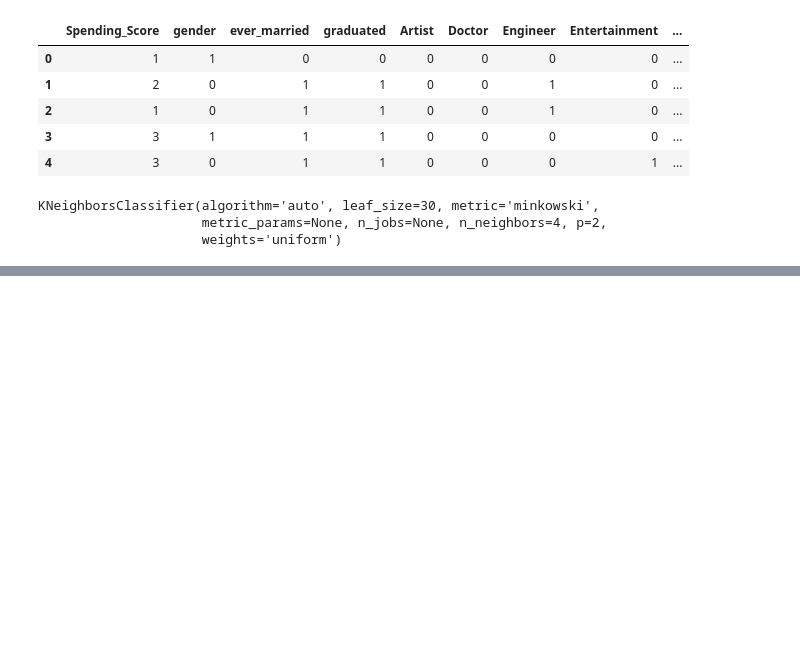
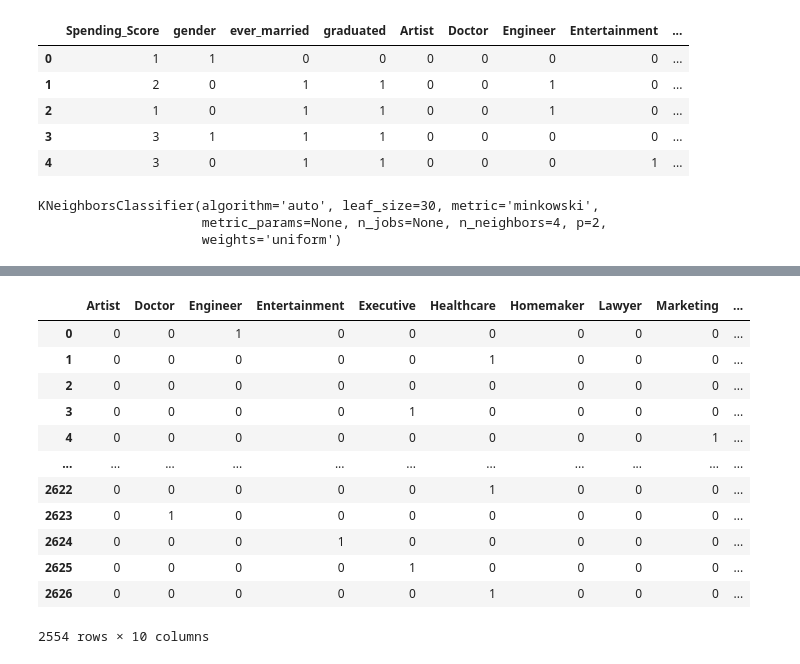
Before and after one commit to RidwanTiamiyu/super-parakeet, a Jupyter notebook: code.ipynb, the cells around one changed output, grey strips where cells are left out. Drawn from its saved outputs; the diff is of its cells as text; code cells hidden in the pictures; blank space fills up the shorter version.

```diff
--- a/code.ipynb
+++ b/code.ipynb
@@ -436,0 +561,12 @@ weighted avg       0.49      0.48      0.48      2017
+# %%
+# Casting the datatypes of selected features to strings
+test['Gender'] = test['Gender'].astype('str')
+test['Ever_Married'] = test['Ever_Married'].astype('str')
+test['Graduated'] = test['Graduated'].astype('str')
+# %%
+# Encoding our variable to enable our model work effectively
+enc = LabelEncoder()
+test['gender'] = enc.fit_transform(test['Gender'])
+test['ever_married'] = enc.fit_transform(test['Ever_Married'])
+test['graduated'] = enc.fit_transform(test['Graduated'])
+test.head()
@@ -436,0 +580,6 @@ weighted avg       0.49      0.48      0.48      2017
+# %%
+test.drop(['Gender', 'Ever_Married', 'Graduated'], axis = 1, inplace = True)
+# %%
+mapping = {'Low': 1, 'Average': 2, 'High': 3}
+test['Spending_Score'] = test['Spending_Score'].map(mapping)
+test.head()
@@ -436,0 +593,18 @@ weighted avg       0.49      0.48      0.48      2017
+# %%
+#Creating dummy variables from profession column
+small_test = pd.get_dummies(test['Profession'])
+small_test
+# %% [output]
+|  | Artist | Doctor | Engineer | Entertainment | Executive | Healthcare | Homemaker | Lawyer | Marketing | ... |
+| 0 | 0 | 0 | 1 | 0 | 0 | 0 | 0 | 0 | 0 | ... |
+| 1 | 0 | 0 | 0 | 0 | 0 | 1 | 0 | 0 | 0 | ... |
+| 2 | 0 | 0 | 0 | 0 | 0 | 0 | 0 | 0 | 0 | ... |
+| 3 | 0 | 0 | 0 | 0 | 1 | 0 | 0 | 0 | 0 | ... |
+| 4 | 0 | 0 | 0 | 0 | 0 | 0 | 0 | 0 | 1 | ... |
+| ... | ... | ... | ... | ... | ... | ... | ... | ... | ... | ... |
+| 2622 | 0 | 0 | 0 | 0 | 0 | 1 | 0 | 0 | 0 | ... |
+| 2623 | 0 | 1 | 0 | 0 | 0 | 0 | 0 | 0 | 0 | ... |
+| 2624 | 0 | 0 | 0 | 1 | 0 | 0 | 0 | 0 | 0 | ... |
+| 2625 | 0 | 0 | 0 | 0 | 1 | 0 | 0 | 0 | 0 | ... |
+| 2626 | 0 | 0 | 0 | 0 | 0 | 1 | 0 | 0 | 0 | ... |
+2554 rows × 10 columns
```
Also changed, not shown: parts of 45 cells of this notebook, 2 other files.
